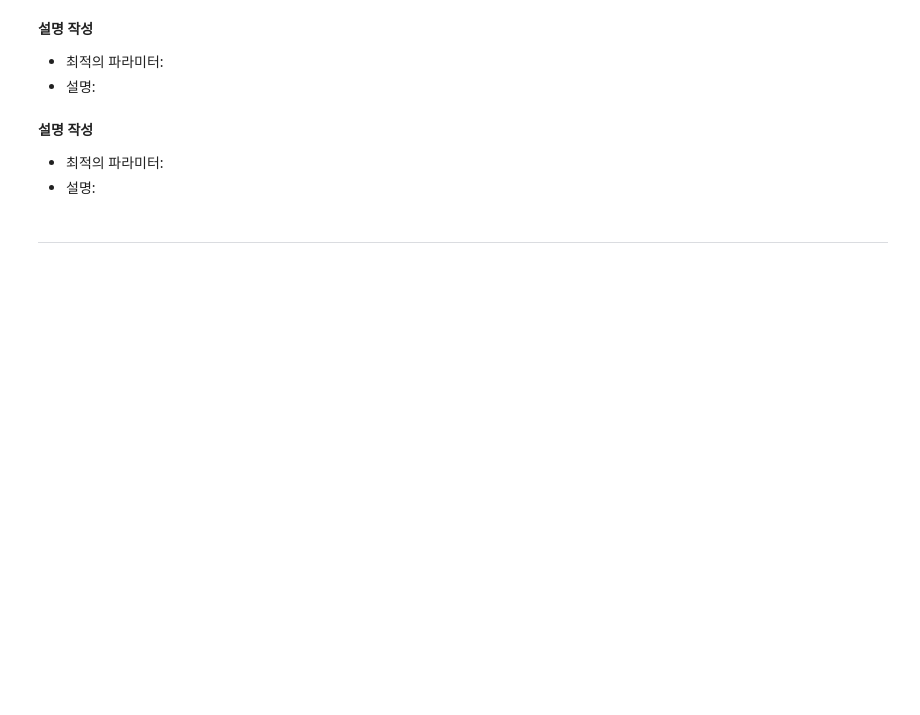
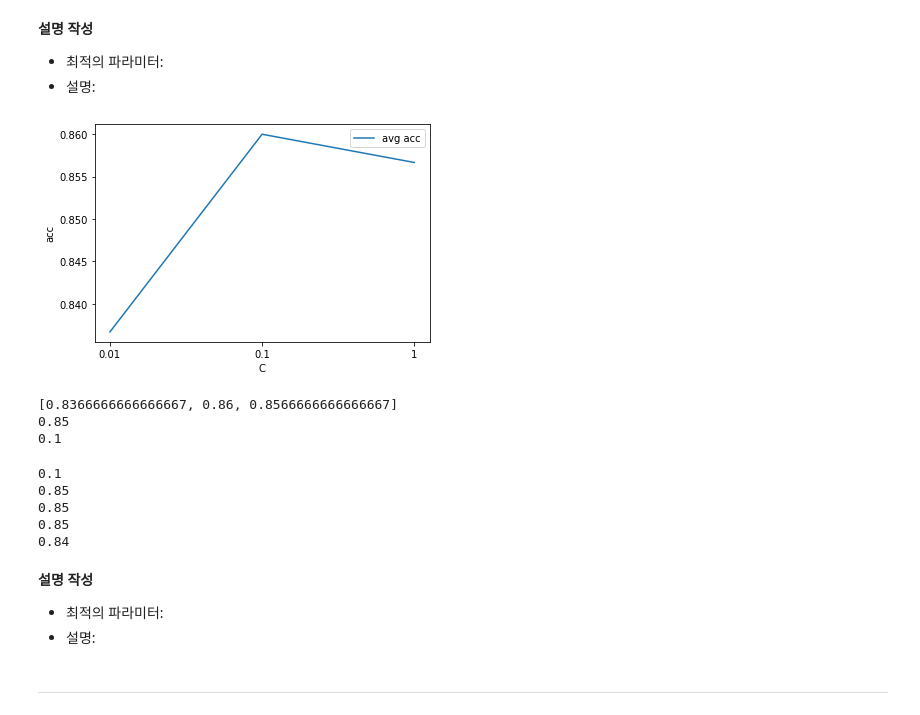
Before and after one commit to NAJOO0/2022F-Ajou-ML, a Jupyter notebook: HW3_ipynb의_사본.ipynb, the cells around one changed output. Cells and saved outputs as stored; diff of their text form; code cells hidden in the pictures; blank space fills up the shorter version.

```diff
--- a/HW3_ipynb의_사본.ipynb
+++ b/HW3_ipynb의_사본.ipynb
@@ -262,3 +271,53 @@ print(C_acc)
+# %%
+### 문제 3-2 ###
+from sklearn.model_selection import LeaveOneOut
+C_acc_loocv = []
+loocv = LeaveOneOut()
+C_range = [0.01,0.1,1]
+plt.figure()
+for c in C_range:
+    svm_clf =svm.SVC(kernel = 'linear', random_state=1,C=c)
+    scores = cross_val_score(svm_clf, X_train, y_train, cv = loocv)
+    C_acc_loocv.append(scores.mean())
+
+plt.plot([1,2,3],C_acc_loocv,label="avg acc")
+plt.xticks([1,2,3],labels=C_range)
+plt.legend()
+plt.xlabel("C")
+plt.ylabel("acc")
+plt.show()
+print(C_acc_loocv)
+optimal_C = C_range[C_acc_loocv.index(max(C_acc_loocv))]
+svm_clf =svm.SVC(kernel = 'linear', random_state=1,C=optimal_C)
+svm_clf.fit(X_train,y_train)
+print(svm_clf.score(X_test,y_test))
+print(optimal_C)
+### 코드 작성 ###
+# %% [output]
+[figure, added]
+[0.8366666666666667, 0.86, 0.8566666666666667]
+0.85
+0.1
+# %%
+print(optimal_C)
+svm1 = svm.SVC(kernel='linear',C=0.1)
+svm2 = svm.SVC(kernel='linear',C=0.01)
+svm3 = svm.SVC(kernel='linear',C=100)
+svm4 = svm.SVC(kernel='linear',C=1)
+svm1.fit(X_train,y_train)
+print(svm1.score(X_test,y_test))
+svm2.fit(X_train,y_train)
+print(svm2.score(X_test,y_test))
+svm3.fit(X_train,y_train)
+print(svm3.score(X_test,y_test))
+svm4.fit(X_train,y_train)
+print(svm4.score(X_test,y_test))
+# %% [output]
+0.1
+0.85
+0.85
+0.85
+0.84
 # %% [markdown]
 **설명 작성**
 - 최적의 파라미터:
```
Also changed, not shown: parts of 16 cells of this notebook.
